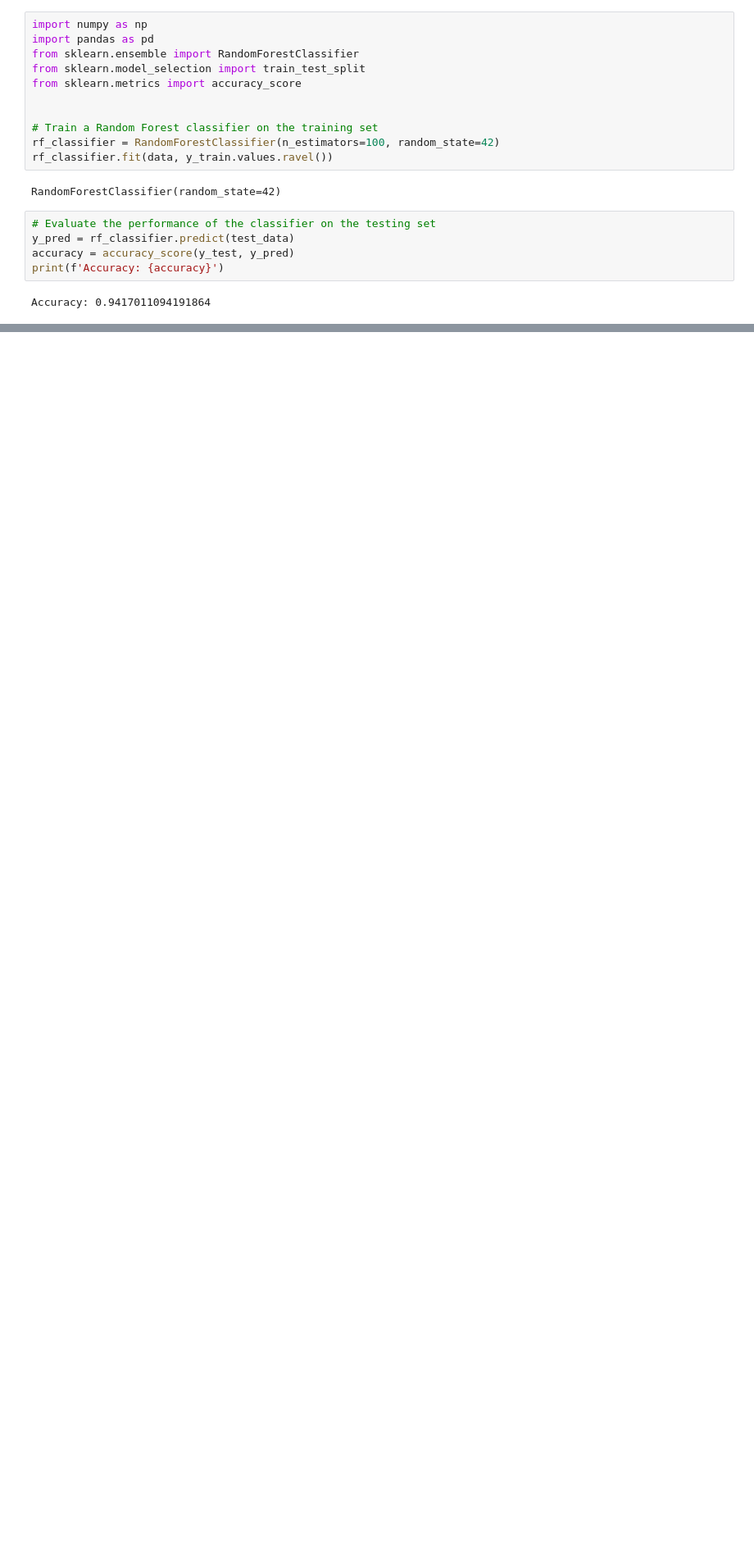
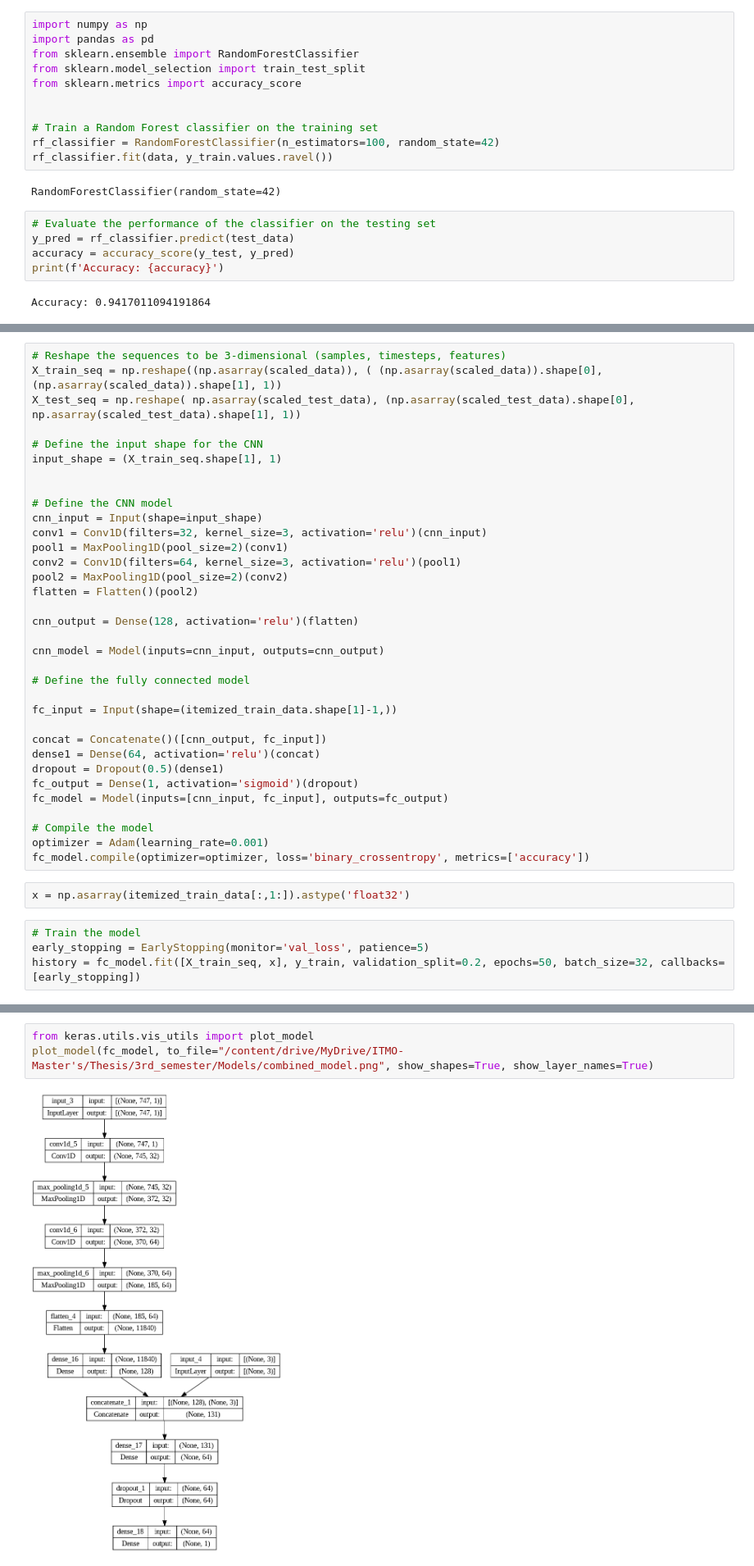
Before and after one commit to Nemat-Allah-Aloush/Parkinson-Disease, a Jupyter notebook: Models_Sequences_data.ipynb, the cells around one changed output, grey strips where cells are left out. Shown: that part at 82% size. Cells and saved outputs as stored; diff of their text form; blank space fills up the shorter version.

Commit message:
Add combined model

```diff
--- a/Models_Sequences_data.ipynb
+++ b/Models_Sequences_data.ipynb
@@ -677,0 +727,40 @@ Accuracy: 0.9417011094191864
+# %%
+# Reshape the sequences to be 3-dimensional (samples, timesteps, features)
+X_train_seq = np.reshape((np.asarray(scaled_data)), ( (np.asarray(scaled_data)).shape[0], (np.asarray(scaled_data)).shape[1], 1))
+X_test_seq = np.reshape( np.asarray(scaled_test_data), (np.asarray(scaled_test_data).shape[0], np.asarray(scaled_test_data).shape[1], 1))
+
+# Define the input shape for the CNN
+input_shape = (X_train_seq.shape[1], 1)
+
+
+# Define the CNN model
+cnn_input = Input(shape=input_shape)
+conv1 = Conv1D(filters=32, kernel_size=3, activation='relu')(cnn_input)
+pool1 = MaxPooling1D(pool_size=2)(conv1)
+conv2 = Conv1D(filters=64, kernel_size=3, activation='relu')(pool1)
+pool2 = MaxPooling1D(pool_size=2)(conv2)
+flatten = Flatten()(pool2)
+
+cnn_output = Dense(128, activation='relu')(flatten)
+
+cnn_model = Model(inputs=cnn_input, outputs=cnn_output)
+
+# Define the fully connected model
+
+fc_input = Input(shape=(itemized_train_data.shape[1]-1,))
+
+concat = Concatenate()([cnn_output, fc_input])
+dense1 = Dense(64, activation='relu')(concat)
+dropout = Dropout(0.5)(dense1)
+fc_output = Dense(1, activation='sigmoid')(dropout)
+fc_model = Model(inputs=[cnn_input, fc_input], outputs=fc_output)
+
+# Compile the model
+optimizer = Adam(learning_rate=0.001)
+fc_model.compile(optimizer=optimizer, loss='binary_crossentropy', metrics=['accuracy'])
+# %%
+x = np.asarray(itemized_train_data[:,1:]).astype('float32')
+# %%
+# Train the model
+early_stopping = EarlyStopping(monitor='val_loss', patience=5)
+history = fc_model.fit([X_train_seq, x], y_train, validation_split=0.2, epochs=50, batch_size=32, callbacks=[early_stopping])
@@ -677,0 +814,5 @@ Accuracy: 0.9417011094191864
+# %%
+from keras.utils.vis_utils import plot_model
+plot_model(fc_model, to_file="/content/drive/MyDrive/ITMO-Master's/Thesis/3rd_semester/Models/combined_model.png", show_shapes=True, show_layer_names=True)
+# %% [output]
+[figure, added]
```
Also changed, not shown: parts of 16 cells of this notebook.
